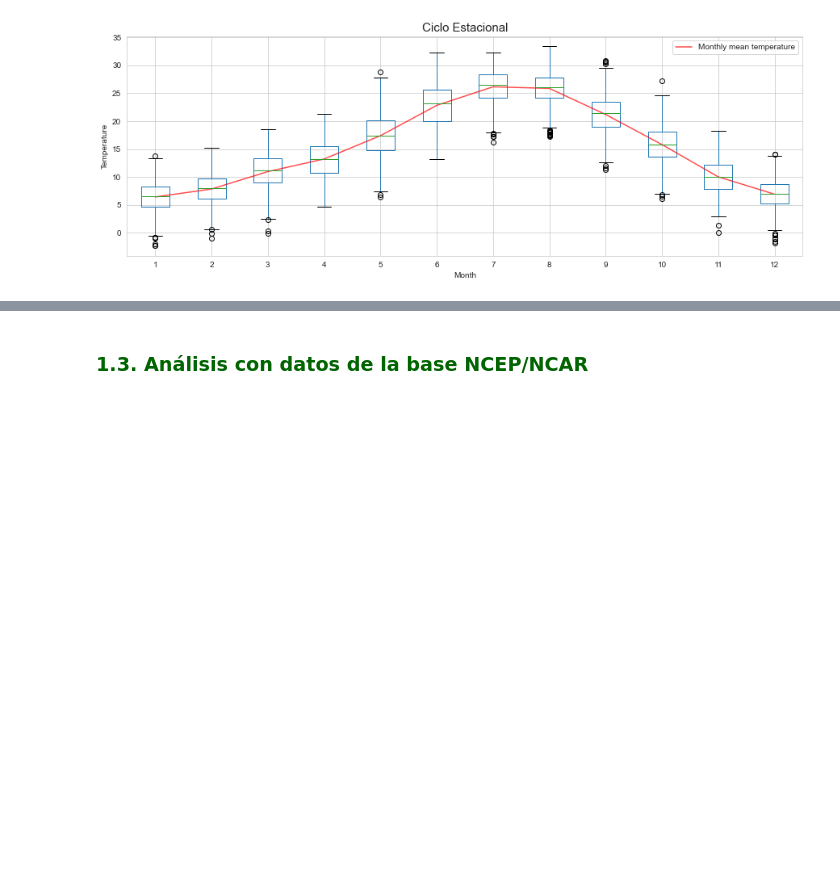
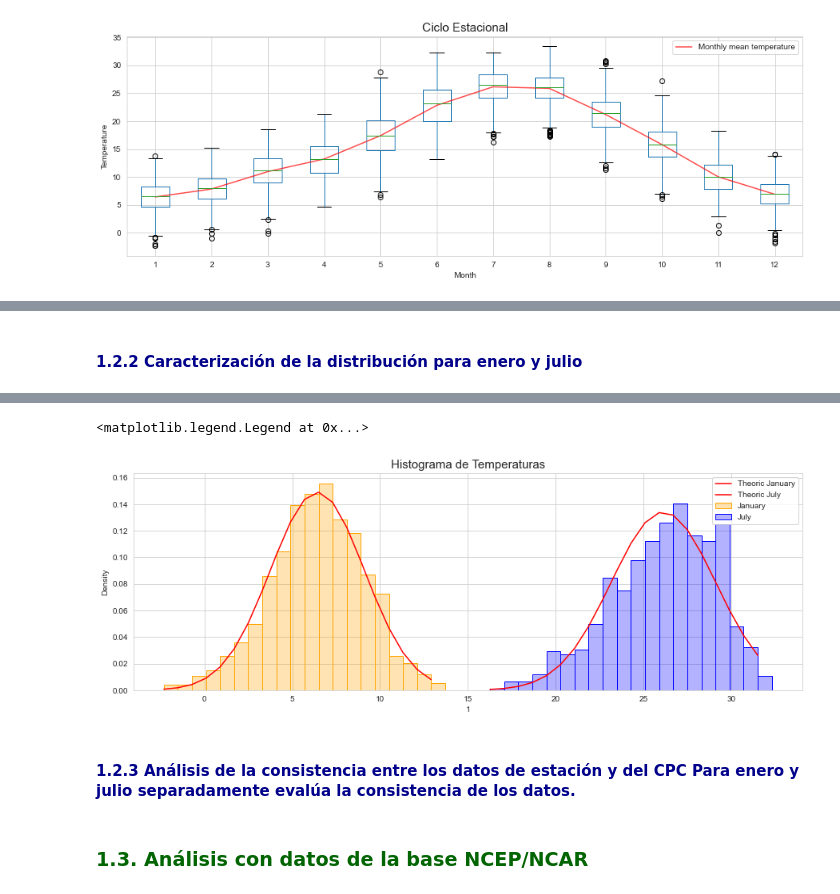
Before and after one commit to nagoremeabe/primera_practica_analisis, a Jupyter notebook: ejercicio_1.ipynb, the cells around one changed output, grey strips where cells are left out. Drawn from its saved outputs; the diff is of its cells as text; code cells hidden in the pictures; blank space fills up the shorter version.

```diff
--- a/ejercicio_1.ipynb
+++ b/ejercicio_1.ipynb
@@ -240,7 +240,10 @@ isd_data_first = isd_data[(isd_data.year>1973) & (isd_data.year<1990)]
 
 # Desviación estándar y media en enero
 std_enero_first  = isd_data_first[isd_data_first.month == 1].std()
-mean_enero_first = isd_data_first[isd_data_first.month == 6].mean()
+mean_enero_first = isd_data_first[isd_data_first.month == 1].mean()
+
+std_julio_first  = isd_data_first[isd_data_first.month == 7].std()
+mean_julio_first = isd_data_first[isd_data_first.month == 7].mean()
 
 # Ultimo periodo
 # ====================================================================
@@ -248,7 +251,10 @@ isd_data_last = isd_data[(isd_data.year>1990) & (isd_data.year<2020)]
 
 # Desviación estándar y media en enero
 std_enero_last = isd_data_last[isd_data_last.month == 1].std()
-mean_enero_last = isd_data_last[isd_data_last.month == 6].mean()
+mean_enero_last = isd_data_last[isd_data_last.month == 1].mean()
+
+std_julio_last  = isd_data_first[isd_data_first.month == 7].std()
+mean_julio_last = isd_data_first[isd_data_first.month == 7].mean()
 # %%
 # Voy a hacer una clase para los tests estadísticos
 
@@ -346,7 +373,8 @@ Se ha rechazado la hipotesis de que las varianzas son iguales con una confianza
 #### <span style='color:darkblue'>1.2.1 Caracterización del ciclo estacional</span>
 # %%
 def get_index(df:pd.DataFrame, lat:np.array, lon:np.array)->tuple:
-    """_summary_
+    """
+        _summary_
 
     Args:
         df (pd.DataFrame): DataFrame donde tengo la información de la estación
@@ -373,8 +401,9 @@ def get_index(df:pd.DataFrame, lat:np.array, lon:np.array)->tuple:
 
     return index_lat, index_lon
 # %%
-def convert_data(data:any)->list:
-    """Función para convertir los datos de fecha de formato timedelta de horas a un string con fechas legibles.
+def convert_data(data:any) -> list:
+    """
+        Función para convertir los datos de fecha de formato timedelta de horas a un string con fechas legibles.
 
     Args:
         data (any): objeto nc.Dataset donde tenemos los datos mensuales de temperatura para todas las latitudes y longitudes
@@ -477,0 +461,58 @@ for data_indays in fecha:
+# %% [markdown]
+#### <span style='color:darkblue'>1.2.2 Caracterización de la distribución para enero y julio</span>
+# %%
+plt.figure(figsize=(15,5))
+
+meses = [1,7]
+colores = ['orange', 'blue']
+
+for i in meses:
+    # Creo una variable con los datos que quiero representar
+    data = df_list[i-1][f'{i}']
+
+    # Plot de histograma
+    sns.histplot(data=data,color=colores[meses.index(i)], stat='density',
+                bins=20, alpha=0.3, edgecolor=colores[meses.index(i)], label = months_dic[i])
+    print(colores[meses.index(i)])
+
+    # Distribución normal sobre el histograma
+    mean = data.mean()
+    std  = data.std()
+    n= np.shape(data)[0]
+
+    minim = data.min()
+    maxim = data.max()
+
+    bins= np.arange(minim, maxim, step = (maxim - minim)/20)
+
+    normal_distribution= stats.norm.pdf(bins,mean,std)
+
+    # Plot de la normal
+    plt.plot(bins,normal_distribution,'red',label=f'Theoric {months_dic[i]}')
+
+    # Calculo de quantiles
+    quantile_theoric = [stats.norm.ppf(0.05,mean,std),stats.norm.ppf(0.95,mean,std)]
+
+    # Print de los datos que tengo en los percentiles
+    print(f'Stadistic data from {months_dic[i]}')
+    print(f'Percentiles for the data in {months_dic[i]} are: q(5%%)=%.2f and q(95%%)= %.2f' %(data.quantile(q=0.05), data.quantile(q=0.95)))
+    print(f'Percentiles for the theoric distribution in {months_dic[i]} are: q(5%%)=%.2f and q(95%%)= %.2f' %(quantile_theoric[0],quantile_theoric[1]))
+
+
+    # Intervalo de confianza del 95%
+    alfa=0.05
+
+    # We must use the t-student distribution, beacuse with don't now the standard deviation of the data
+    t_alpha_2= stats.t.ppf(1-alfa/2,n-1)
+    ic= t_alpha_2*std/np.sqrt(n)
+    print('IC= [%.2f+-%.2f] (ºC)'%(mean,ic))
+
+    ic_scipy=stats.t.interval(alpha=0.95, df=n-1, loc=mean, scale=std/np.sqrt(n))
+    print(f'With scipy function:{ic_scipy}')
+
+    print('------------------------------------------------------------------------------')
+
+# Cosas globales que quiero representar en el gráfico
+plt.title('Histograma de Temperaturas',fontsize=15)
+plt.legend()
+# %% [output]
@@ -478,3 +533,7 @@ for data_indays in fecha:
+<matplotlib.legend.Legend at 0x...>
+[figure, added]
+# %% [markdown]
+#### <span style='color:darkblue'>1.2.3 Análisis de la consistencia entre los datos de estación y del CPC Para enero y julio separadamente evalúa la consistencia de los datos.</span>
 # %% [markdown]
 ### <span style='color:darkgreen'>1.3.  Análisis con datos de la base NCEP/NCAR</span>
 # %% [markdown]
```
Also changed, not shown: parts of 9 cells of this notebook.
